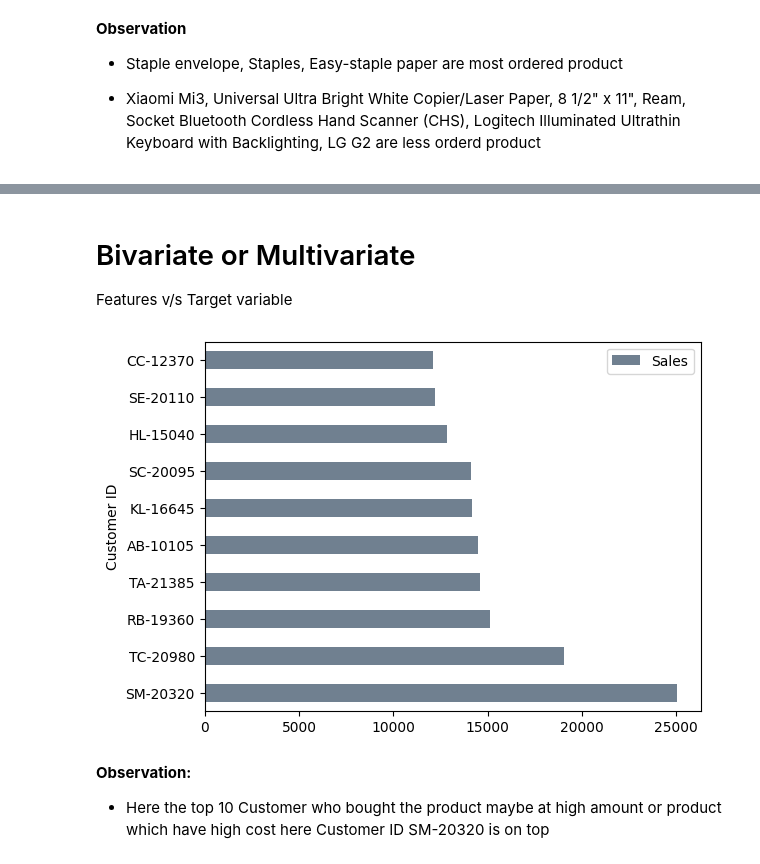
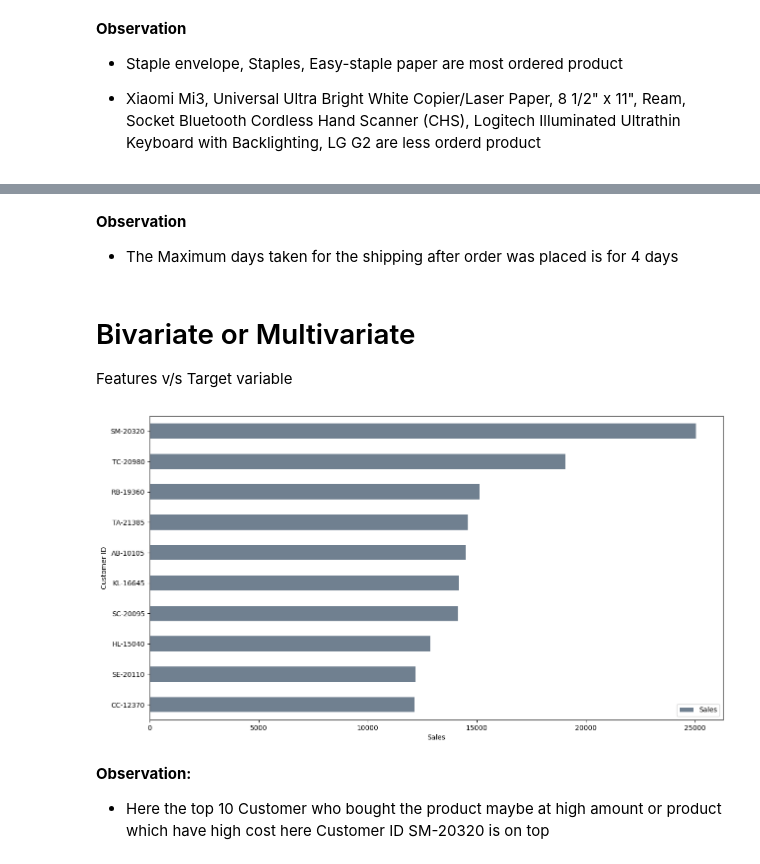
Before and after one commit to ArchuY/Super-Store-Forecasting-EDA-Regression-, a Jupyter notebook: superstore-eda-regression.ipynb, the cells around one changed output, grey strips where cells are left out. Cells and saved outputs as stored; diff of their text form; code cells hidden in the pictures.

```diff
--- a/superstore-eda-regression.ipynb
+++ b/superstore-eda-regression.ipynb
@@ -339,11 +349,17 @@ train['Product Name'].value_counts().sort_values(ascending=False).tail(25).plot.
+# %% [markdown]
+
+**Observation**
+* The Maximum days taken for the shipping after order was placed is for 4 days
 # %% [markdown]
 # Bivariate or Multivariate
 
 Features v/s Target variable
 # %%
 top_customer = train.groupby("Customer ID").agg({'Sales':sum}).sort_values(by= "Sales",ascending=False).head(10).plot.barh(color= color_list)
+plt.gca().invert_yaxis()
+plt.xlabel('Sales');
 # %% [output]
-[figure, old version]
+[figure, new version]
 # %% [markdown]
 **Observation:**
 * Here the top 10 Customer who bought the product maybe at high amount or product which have high cost here Customer ID SM-20320 is on top
```
Also changed, not shown: parts of 40 cells of this notebook.
